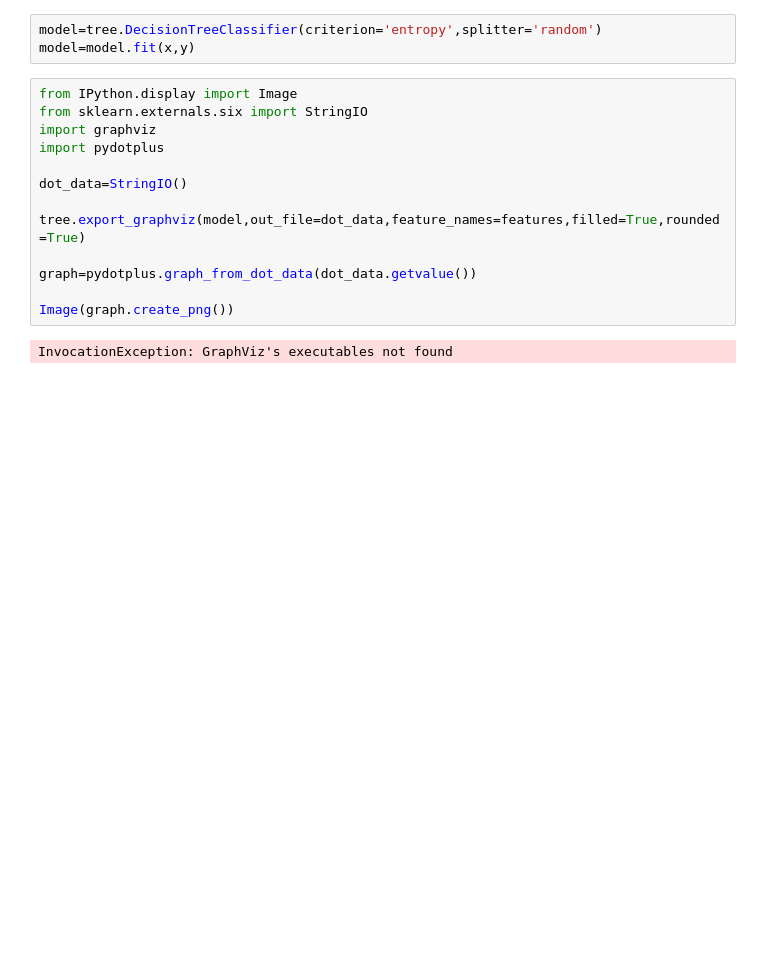
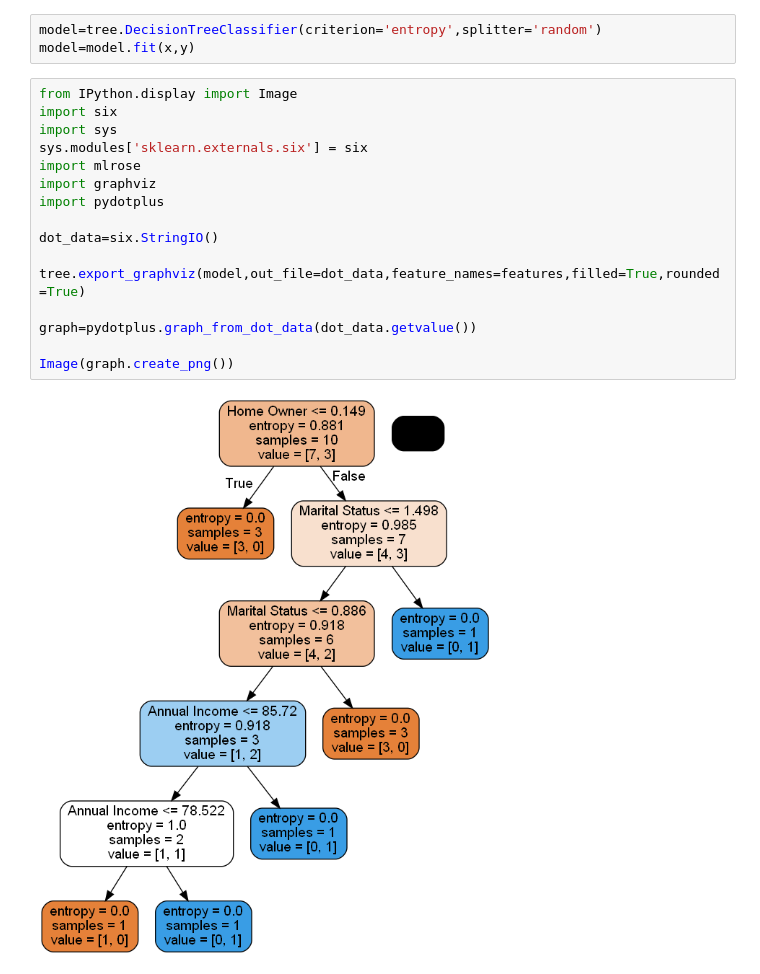
Before and after one commit to jazzjohn/52_MCA_DataScience_Lab, a Jupyter notebook: Jupyter/Decision_tree.ipynb, the cells around one changed output. Drawn from its saved outputs; the diff is of its cells as text; blank space fills up the shorter version.

```diff
--- a/Jupyter/Decision_tree.ipynb
+++ b/Jupyter/Decision_tree.ipynb
@@ -61,16 +61,19 @@ model=tree.DecisionTreeClassifier(criterion='entropy',splitter='random')
 model=model.fit(x,y)
 # %%
 from IPython.display import Image
-from sklearn.externals.six import StringIO
+import six
+import sys
+sys.modules['sklearn.externals.six'] = six
+import mlrose
 import graphviz
 import pydotplus
 
-dot_data=StringIO()
+dot_data=six.StringIO()
 
 tree.export_graphviz(model,out_file=dot_data,feature_names=features,filled=True,rounded=True)
 
 graph=pydotplus.graph_from_dot_data(dot_data.getvalue())
 
 Image(graph.create_png())
 # %% [output]
-InvocationException: GraphViz's executables not found
+[figure, added]
```
Also changed, not shown: parts of 5 cells of this notebook, 1 other file.
